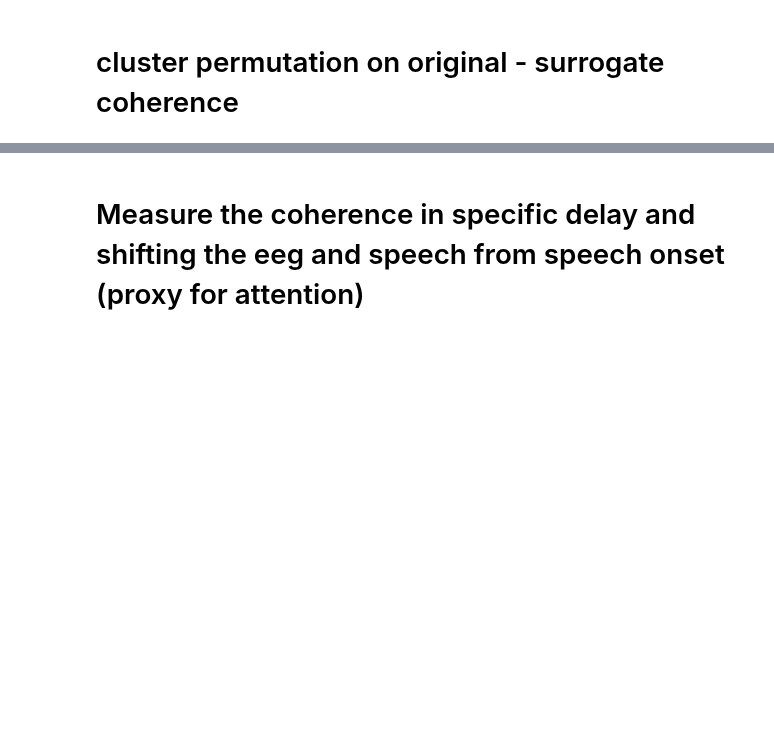
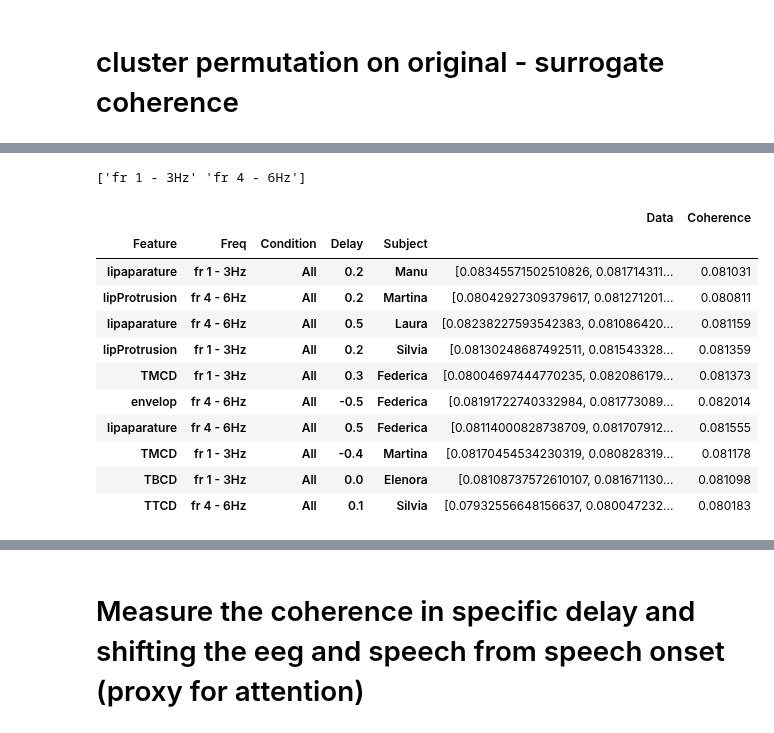
Before and after one commit to sankar-mukherjee/entrainment_python, a Jupyter notebook: coherence_investigate.ipynb, the cells around one changed output, grey strips where cells are left out. Saved outputs shown, nothing was run; the diff lists cells and outputs as text; code cells hidden in the pictures; blank space fills up the shorter version.

```diff
--- a/coherence_investigate.ipynb
+++ b/coherence_investigate.ipynb
@@ -416,0 +350,36 @@ data_surrogate.sample(10)
+# %%
+# read surrogate coherence
+save_path = data_path + '/data\SurrogateCoherence/SurrogateCoherence-trialLen-'+str(trial_len)+'-removedFirst-'+str(remove_first)+'s'
+
+a=[]
+for s in subject_name:
+    a.append(pd.read_pickle(save_path+'-'+s))
+
+data_surrogate = pd.concat((a),axis=0)
+data_surrogate['Delay']=data_surrogate['Delay'] - 0.5
+data_surrogate['Delay']=data_surrogate['Delay'].round(decimals=1)
+
+fr = data_surrogate.Freq.unique()
+print(fr)
+
+
+a  = data_surrogate['Surrogate'].apply(lambda x: np.mean(x))
+data_surrogate['Coherence'] = pd.Series(a, index=data_surrogate.index)
+data_surrogate = data_surrogate.rename(index=str, columns={"Surrogate": "Data"})
+data_surrogate.set_index(['Feature','Freq','Condition','Delay','Subject'], inplace=True)
+data_surrogate.sort_index(inplace=True)
+data_surrogate.sample(10)
+# %% [output]
+['fr 1 - 3Hz' 'fr 4 - 6Hz']
+|  |  |  |  |  | Data | Coherence |
+| Feature | Freq | Condition | Delay | Subject |  |  |
+| lipaparature | fr 1 - 3Hz | All | 0.2 | Manu | [0.08345571502510826, 0.081714311... | 0.081031 |
+| lipProtrusion | fr 4 - 6Hz | All | 0.2 | Martina | [0.08042927309379617, 0.081271201... | 0.080811 |
+| lipaparature | fr 4 - 6Hz | All | 0.5 | Laura | [0.08238227593542383, 0.081086420... | 0.081159 |
+| lipProtrusion | fr 1 - 3Hz | All | 0.2 | Silvia | [0.08130248687492511, 0.081543328... | 0.081359 |
+| TMCD | fr 1 - 3Hz | All | 0.3 | Federica | [0.08004697444770235, 0.082086179... | 0.081373 |
+| envelop | fr 4 - 6Hz | All | -0.5 | Federica | [0.08191722740332984, 0.081773089... | 0.082014 |
+| lipaparature | fr 4 - 6Hz | All | 0.5 | Federica | [0.08114000828738709, 0.081707912... | 0.081555 |
+| TMCD | fr 1 - 3Hz | All | -0.4 | Martina | [0.08170454534230319, 0.080828319... | 0.081178 |
+| TBCD | fr 1 - 3Hz | All | 0.0 | Elenora | [0.08108737572610107, 0.081671130... | 0.081098 |
+| TTCD | fr 4 - 6Hz | All | 0.1 | Silvia | [0.07932556648156637, 0.080047232... | 0.080183 |
```
Also changed, not shown: parts of 9 cells of this notebook, 3 other files.
